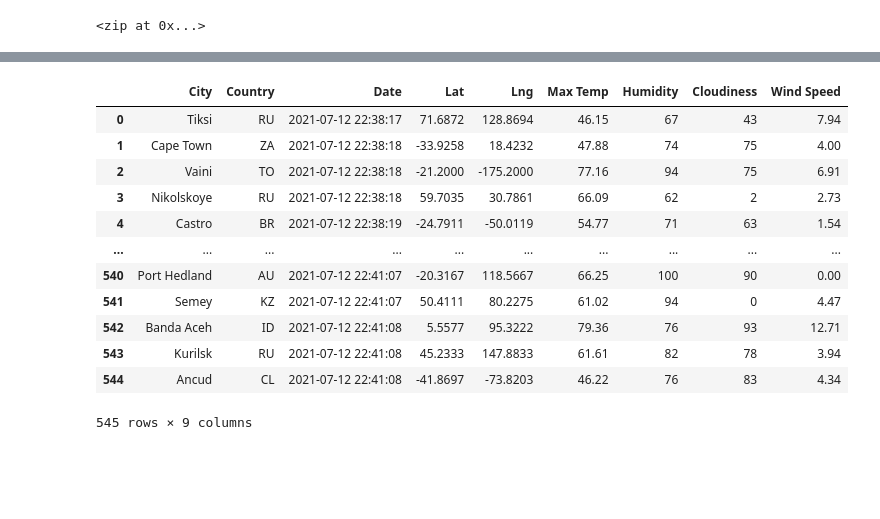
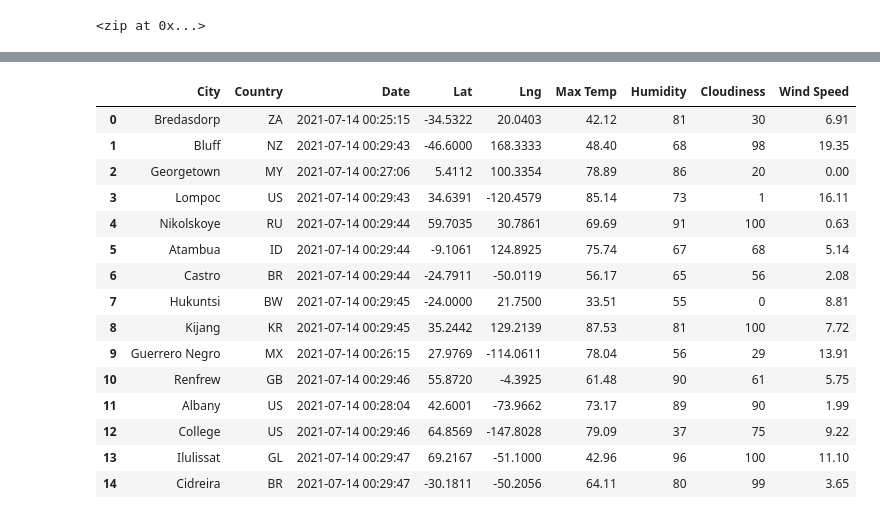
Before and after one commit to JoyRichardson/World_Weather_Analysis, a Jupyter notebook: WeatherPy.ipynb, the cells around one changed output, grey strips where cells are left out. Drawn from its saved outputs; the diff is of its cells as text; code cells hidden in the pictures; blank space fills up the shorter version.

```diff
--- a/WeatherPy.ipynb
+++ b/WeatherPy.ipynb
@@ -145,21 +145,24 @@ city_data_df.head(10)
 new_order = ["City", "Country", "Date", "Lat", "Lng", "Max Temp", "Humidity", "Cloudiness", "Wind Speed"]
 # %%
 city_data_df = city_data_df[new_order]
-city_data_df
+city_data_df.head(15)
 # %% [output]
 |  | City | Country | Date | Lat | Lng | Max Temp | Humidity | Cloudiness | Wind Speed |
-| 0 | Tiksi | RU | 2021-07-12 22:38:17 | 71.6872 | 128.8694 | 46.15 | 67 | 43 | 7.94 |
-| 1 | Cape Town | ZA | 2021-07-12 22:38:18 | -33.9258 | 18.4232 | 47.88 | 74 | 75 | 4.00 |
-| 2 | Vaini | TO | 2021-07-12 22:38:18 | -21.2000 | -175.2000 | 77.16 | 94 | 75 | 6.91 |
-| 3 | Nikolskoye | RU | 2021-07-12 22:38:18 | 59.7035 | 30.7861 | 66.09 | 62 | 2 | 2.73 |
-| 4 | Castro | BR | 2021-07-12 22:38:19 | -24.7911 | -50.0119 | 54.77 | 71 | 63 | 1.54 |
-| ... | ... | ... | ... | ... | ... | ... | ... | ... | ... |
-| 540 | Port Hedland | AU | 2021-07-12 22:41:07 | -20.3167 | 118.5667 | 66.25 | 100 | 90 | 0.00 |
-| 541 | Semey | KZ | 2021-07-12 22:41:07 | 50.4111 | 80.2275 | 61.02 | 94 | 0 | 4.47 |
-| 542 | Banda Aceh | ID | 2021-07-12 22:41:08 | 5.5577 | 95.3222 | 79.36 | 76 | 93 | 12.71 |
-| 543 | Kurilsk | RU | 2021-07-12 22:41:08 | 45.2333 | 147.8833 | 61.61 | 82 | 78 | 3.94 |
-| 544 | Ancud | CL | 2021-07-12 22:41:08 | -41.8697 | -73.8203 | 46.22 | 76 | 83 | 4.34 |
+| 0 | Bredasdorp | ZA | 2021-07-14 00:25:15 | -34.5322 | 20.0403 | 42.12 | 81 | 30 | 6.91 |
+| 1 | Bluff | NZ | 2021-07-14 00:29:43 | -46.6000 | 168.3333 | 48.40 | 68 | 98 | 19.35 |
+| 2 | Georgetown | MY | 2021-07-14 00:27:06 | 5.4112 | 100.3354 | 78.89 | 86 | 20 | 0.00 |
+| 3 | Lompoc | US | 2021-07-14 00:29:43 | 34.6391 | -120.4579 | 85.14 | 73 | 1 | 16.11 |
+| 4 | Nikolskoye | RU | 2021-07-14 00:29:44 | 59.7035 | 30.7861 | 69.69 | 91 | 100 | 0.63 |
+| 5 | Atambua | ID | 2021-07-14 00:29:44 | -9.1061 | 124.8925 | 75.74 | 67 | 68 | 5.14 |
+| 6 | Castro | BR | 2021-07-14 00:29:44 | -24.7911 | -50.0119 | 56.17 | 65 | 56 | 2.08 |
+| 7 | Hukuntsi | BW | 2021-07-14 00:29:45 | -24.0000 | 21.7500 | 33.51 | 55 | 0 | 8.81 |
+| 8 | Kijang | KR | 2021-07-14 00:29:45 | 35.2442 | 129.2139 | 87.53 | 81 | 100 | 7.72 |
+| 9 | Guerrero Negro | MX | 2021-07-14 00:26:15 | 27.9769 | -114.0611 | 78.04 | 56 | 29 | 13.91 |
+| 10 | Renfrew | GB | 2021-07-14 00:29:46 | 55.8720 | -4.3925 | 61.48 | 90 | 61 | 5.75 |
+| 11 | Albany | US | 2021-07-14 00:28:04 | 42.6001 | -73.9662 | 73.17 | 89 | 90 | 1.99 |
+| 12 | College | US | 2021-07-14 00:29:46 | 64.8569 | -147.8028 | 79.09 | 37 | 75 | 9.22 |
+| 13 | Ilulissat | GL | 2021-07-14 00:29:47 | 69.2167 | -51.1000 | 42.96 | 96 | 100 | 11.10 |
+| 14 | Cidreira | BR | 2021-07-14 00:29:47 | -30.1811 | -50.2056 | 64.11 | 80 | 99 | 3.65 |
-545 rows × 9 columns
 # %%
 # Create the output file (CSV).
 output_data_file = "weather_data/cities.csv"
```
Also changed, not shown: parts of 20 cells of this notebook.
